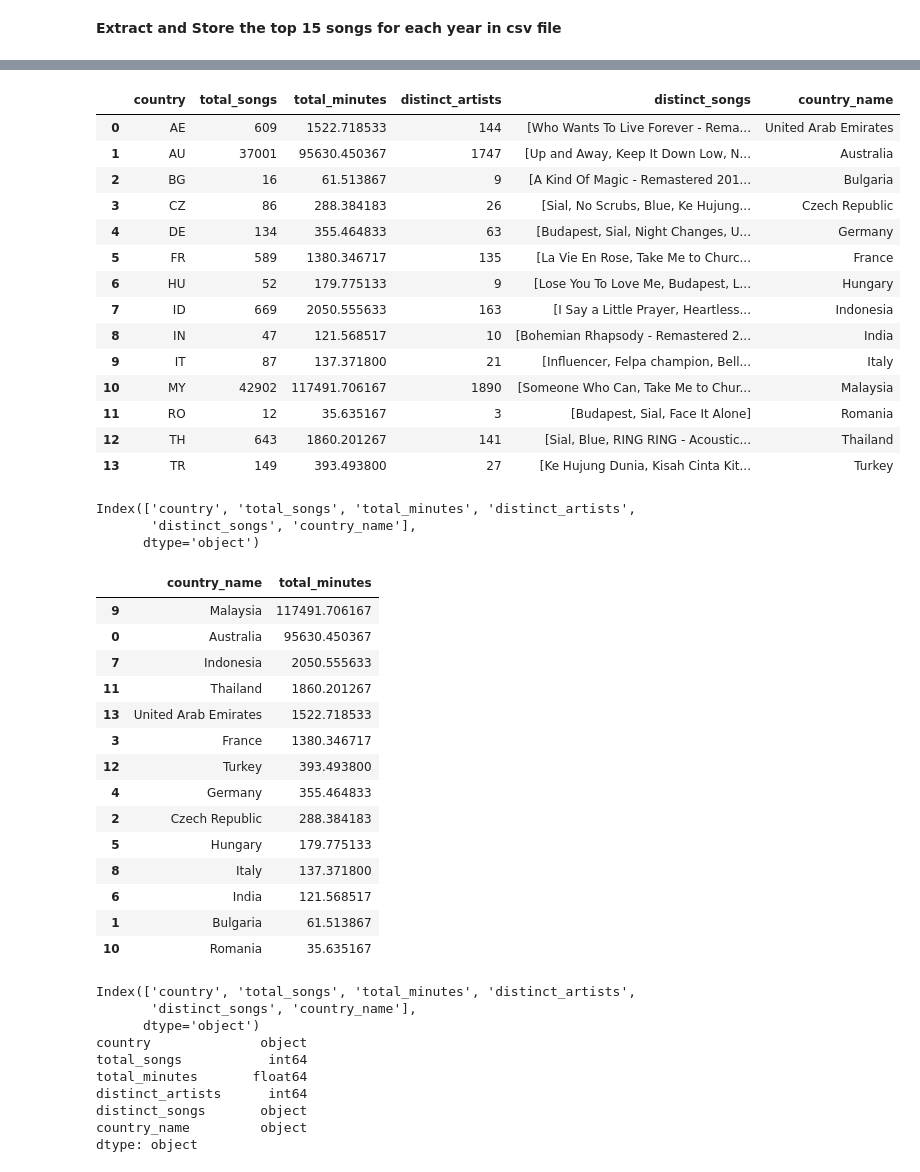
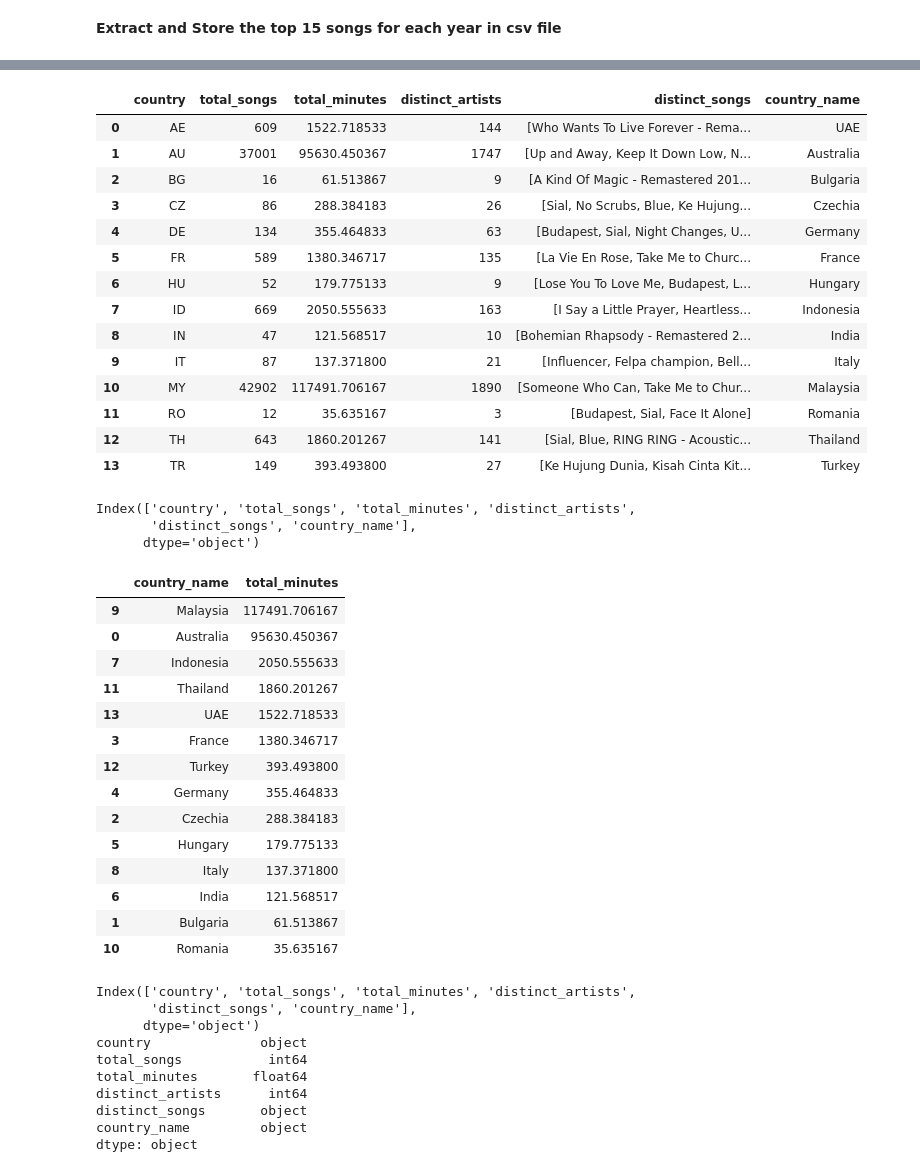
Before and after one commit to asyikin22/Python-for-Data-Analysis, a Jupyter notebook: PROJECTS/Spotify/EDA_years.ipynb, the cells around one changed output, grey strips where cells are left out. Saved outputs shown, nothing was run; the diff lists cells and outputs as text; code cells hidden in the pictures.

```diff
--- a/PROJECTS/Spotify/EDA_years.ipynb
+++ b/PROJECTS/Spotify/EDA_years.ipynb
@@ -362,39 +395,39 @@ if __name__ == '__main__':
 
 country_summary = df_year.groupby('country').agg(
    total_songs=('song', 'count'),
    total_minutes=('duration_minutes', 'sum'),
    distinct_artists=('artist', 'nunique'),
    distinct_songs=('song', 'unique')
 ).reset_index()
 
 # create a mapping of ISO alpha-2 codes to country names
 iso_to_country = {
     'MY': 'Malaysia',
     'AU': 'Australia',
     'ID': 'Indonesia',
     'TH': 'Thailand',
-    'AE': 'United Arab Emirates',
+    'AE': 'UAE',
     'FR': 'France',
     'TR': 'Turkey',
     'DE': 'Germany',
     'IT': 'Italy',
-    'CZ': 'Czech Republic',
+    'CZ': 'Czechia',
     'HU': 'Hungary',
     'IN': 'India',
     'BG': 'Bulgaria',
     'RO': 'Romania',
     'SG': 'Singapore'
 }
 
 country_summary['country_name'] = country_summary['country'].map(iso_to_country)
 
 country_summary
 # %% [output]
 |  | country | total_songs | total_minutes | distinct_artists | distinct_songs | country_name |
-| 0 | AE | 609 | 1522.718533 | 144 | [Who Wants To Live Forever - Rema... | United Arab Emirates |
+| 0 | AE | 609 | 1522.718533 | 144 | [Who Wants To Live Forever - Rema... | UAE |
 | 1 | AU | 37001 | 95630.450367 | 1747 | [Up and Away, Keep It Down Low, N... | Australia |
 | 2 | BG | 16 | 61.513867 | 9 | [A Kind Of Magic - Remastered 201... | Bulgaria |
-| 3 | CZ | 86 | 288.384183 | 26 | [Sial, No Scrubs, Blue, Ke Hujung... | Czech Republic |
+| 3 | CZ | 86 | 288.384183 | 26 | [Sial, No Scrubs, Blue, Ke Hujung... | Czechia |
 | 4 | DE | 134 | 355.464833 | 63 | [Budapest, Sial, Night Changes, U... | Germany |
 | 5 | FR | 589 | 1380.346717 | 135 | [La Vie En Rose, Take Me to Churc... | France |
 | 6 | HU | 52 | 179.775133 | 9 | [Lose You To Love Me, Budapest, L... | Hungary |
@@ -432,11 +465,11 @@ agg_df_sorted
 | 0 | Australia | 95630.450367 |
 | 7 | Indonesia | 2050.555633 |
 | 11 | Thailand | 1860.201267 |
-| 13 | United Arab Emirates | 1522.718533 |
+| 13 | UAE | 1522.718533 |
 | 3 | France | 1380.346717 |
 | 12 | Turkey | 393.493800 |
 | 4 | Germany | 355.464833 |
-| 2 | Czech Republic | 288.384183 |
+| 2 | Czechia | 288.384183 |
 | 5 | Hungary | 179.775133 |
 | 8 | Italy | 137.371800 |
 | 6 | India | 121.568517 |
```
Also changed, not shown: parts of 5 cells of this notebook, 17 other files.
